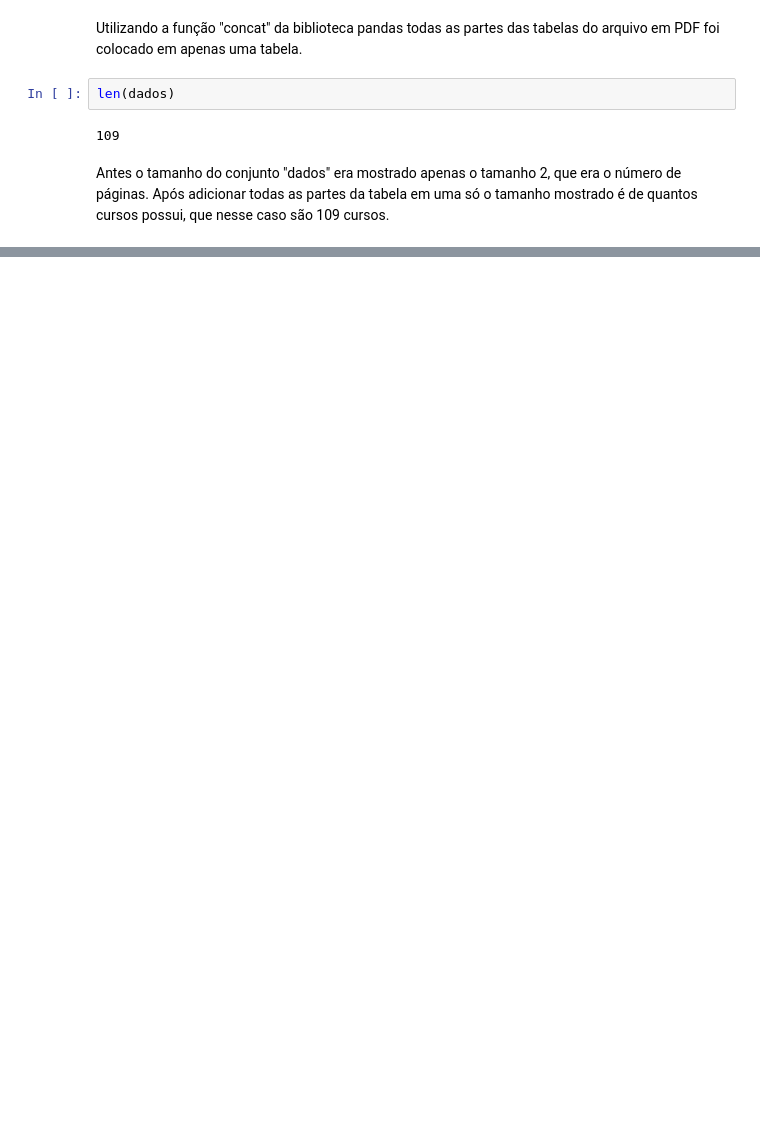
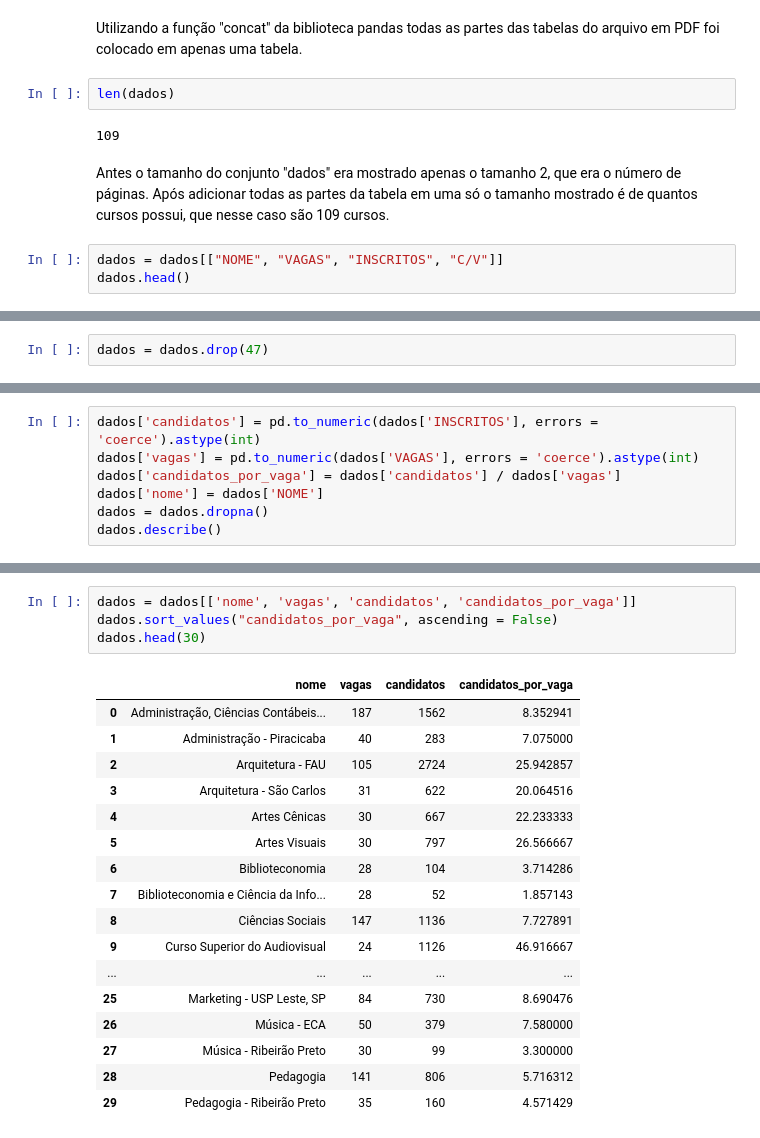
Before and after one commit to renatagsr/projetos, a Jupyter notebook: Meritocracia/Meritocracia.ipynb, the cells around one changed output, grey strips where cells are left out. Saved outputs shown, nothing was run; the diff lists cells and outputs as text; blank space fills up the shorter version.

```diff
--- a/Meritocracia/Meritocracia.ipynb
+++ b/Meritocracia/Meritocracia.ipynb
@@ -91,3 +91,6 @@ len(dados)
 109
 # %% [markdown]
 Antes o tamanho do conjunto "dados" era mostrado apenas o tamanho 2, que era o número de páginas. Após adicionar todas as partes da tabela em uma só o tamanho mostrado é de quantos cursos possui, que nesse caso são 109 cursos.
+# %%
+dados = dados[["NOME", "VAGAS", "INSCRITOS", "C/V"]]
+dados.head()
@@ -93,0 +145,2 @@ Antes o tamanho do conjunto "dados" era mostrado apenas o tamanho 2, que era o n
+# %%
+dados = dados.drop(47)
@@ -93,0 +165,7 @@ Antes o tamanho do conjunto "dados" era mostrado apenas o tamanho 2, que era o n
+# %%
+dados['candidatos'] = pd.to_numeric(dados['INSCRITOS'], errors = 'coerce').astype(int)
+dados['vagas'] = pd.to_numeric(dados['VAGAS'], errors = 'coerce').astype(int)
+dados['candidatos_por_vaga'] = dados['candidatos'] / dados['vagas']
+dados['nome'] = dados['NOME']
+dados = dados.dropna()
+dados.describe()
@@ -93,0 +200,22 @@ Antes o tamanho do conjunto "dados" era mostrado apenas o tamanho 2, que era o n
+# %%
+dados = dados[['nome', 'vagas', 'candidatos', 'candidatos_por_vaga']]
+dados.sort_values("candidatos_por_vaga", ascending = False)
+dados.head(30)
+# %% [output]
+|  | nome | vagas | candidatos | candidatos_por_vaga |
+| 0 | Administração, Ciências Contábeis... | 187 | 1562 | 8.352941 |
+| 1 | Administração - Piracicaba | 40 | 283 | 7.075000 |
+| 2 | Arquitetura - FAU | 105 | 2724 | 25.942857 |
+| 3 | Arquitetura - São Carlos | 31 | 622 | 20.064516 |
+| 4 | Artes Cênicas | 30 | 667 | 22.233333 |
+| 5 | Artes Visuais | 30 | 797 | 26.566667 |
+| 6 | Biblioteconomia | 28 | 104 | 3.714286 |
+| 7 | Biblioteconomia e Ciência da Info... | 28 | 52 | 1.857143 |
+| 8 | Ciências Sociais | 147 | 1136 | 7.727891 |
+| 9 | Curso Superior do Audiovisual | 24 | 1126 | 46.916667 |
+| ... | ... | ... | ... | ... |
+| 25 | Marketing - USP Leste, SP | 84 | 730 | 8.690476 |
+| 26 | Música - ECA | 50 | 379 | 7.580000 |
+| 27 | Música - Ribeirão Preto | 30 | 99 | 3.300000 |
+| 28 | Pedagogia | 141 | 806 | 5.716312 |
+| 29 | Pedagogia - Ribeirão Preto | 35 | 160 | 4.571429 |
```
Also changed, not shown: parts of 13 cells of this notebook.
